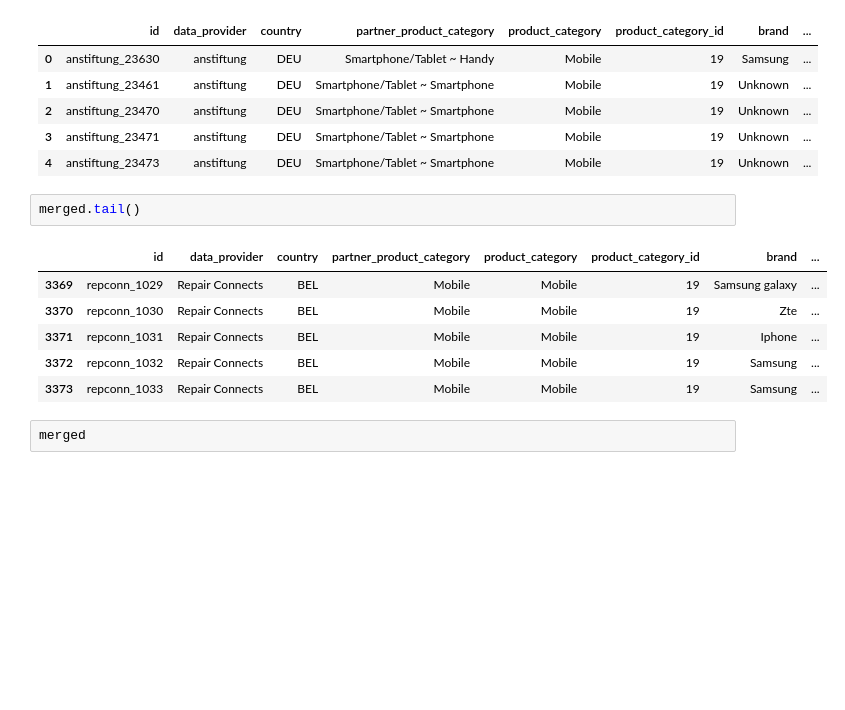
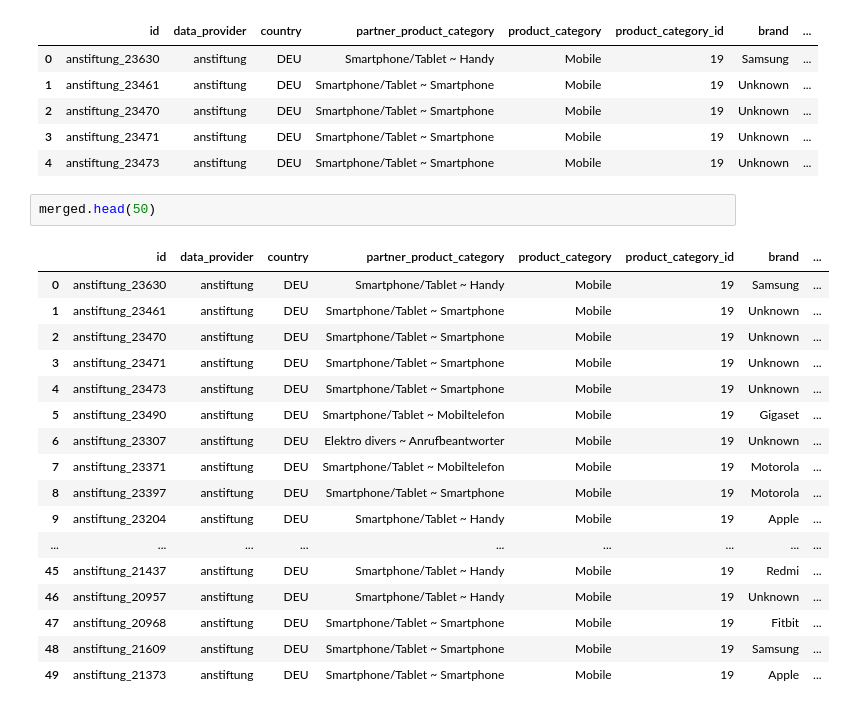
Before and after one commit to annikamcginnis/open-repair, a Jupyter notebook: Categorizing Mobile Problems Using Embeddings.ipynb, the cells around one changed output. Drawn from its saved outputs; the diff is of its cells as text; blank space fills up the shorter version.

Commit message:
added more to mobile embeddings notebook

```diff
--- a/Categorizing Mobile Problems Using Embeddings.ipynb
+++ b/Categorizing Mobile Problems Using Embeddings.ipynb
@@ -239,13 +228,22 @@ merged.head()
 | 3 | anstiftung_23471 | anstiftung | DEU | Smartphone/Tablet ~ Smartphone | Mobile | 19 | Unknown | ... |
 | 4 | anstiftung_23473 | anstiftung | DEU | Smartphone/Tablet ~ Smartphone | Mobile | 19 | Unknown | ... |
 # %%
-merged.tail()
+merged.head(50)
 # %% [output]
 |  | id | data_provider | country | partner_product_category | product_category | product_category_id | brand | ... |
-| 3369 | repconn_1029 | Repair Connects | BEL | Mobile | Mobile | 19 | Samsung galaxy | ... |
-| 3370 | repconn_1030 | Repair Connects | BEL | Mobile | Mobile | 19 | Zte | ... |
-| 3371 | repconn_1031 | Repair Connects | BEL | Mobile | Mobile | 19 | Iphone | ... |
-| 3372 | repconn_1032 | Repair Connects | BEL | Mobile | Mobile | 19 | Samsung | ... |
-| 3373 | repconn_1033 | Repair Connects | BEL | Mobile | Mobile | 19 | Samsung | ... |
+| 0 | anstiftung_23630 | anstiftung | DEU | Smartphone/Tablet ~ Handy | Mobile | 19 | Samsung | ... |
+| 1 | anstiftung_23461 | anstiftung | DEU | Smartphone/Tablet ~ Smartphone | Mobile | 19 | Unknown | ... |
+| 2 | anstiftung_23470 | anstiftung | DEU | Smartphone/Tablet ~ Smartphone | Mobile | 19 | Unknown | ... |
+| 3 | anstiftung_23471 | anstiftung | DEU | Smartphone/Tablet ~ Smartphone | Mobile | 19 | Unknown | ... |
+| 4 | anstiftung_23473 | anstiftung | DEU | Smartphone/Tablet ~ Smartphone | Mobile | 19 | Unknown | ... |
+| 5 | anstiftung_23490 | anstiftung | DEU | Smartphone/Tablet ~ Mobiltelefon | Mobile | 19 | Gigaset | ... |
+| 6 | anstiftung_23307 | anstiftung | DEU | Elektro divers ~ Anrufbeantworter | Mobile | 19 | Unknown | ... |
+| 7 | anstiftung_23371 | anstiftung | DEU | Smartphone/Tablet ~ Mobiltelefon | Mobile | 19 | Motorola | ... |
+| 8 | anstiftung_23397 | anstiftung | DEU | Smartphone/Tablet ~ Smartphone | Mobile | 19 | Motorola | ... |
+| 9 | anstiftung_23204 | anstiftung | DEU | Smartphone/Tablet ~ Handy | Mobile | 19 | Apple | ... |
+| ... | ... | ... | ... | ... | ... | ... | ... | ... |
+| 45 | anstiftung_21437 | anstiftung | DEU | Smartphone/Tablet ~ Handy | Mobile | 19 | Redmi | ... |
+| 46 | anstiftung_20957 | anstiftung | DEU | Smartphone/Tablet ~ Handy | Mobile | 19 | Unknown | ... |
+| 47 | anstiftung_20968 | anstiftung | DEU | Smartphone/Tablet ~ Smartphone | Mobile | 19 | Fitbit | ... |
+| 48 | anstiftung_21609 | anstiftung | DEU | Smartphone/Tablet ~ Smartphone | Mobile | 19 | Samsung | ... |
+| 49 | anstiftung_21373 | anstiftung | DEU | Smartphone/Tablet ~ Smartphone | Mobile | 19 | Apple | ... |
-# %%
-merged
```
Also changed, not shown: parts of 13 cells of this notebook, 3 other files.
